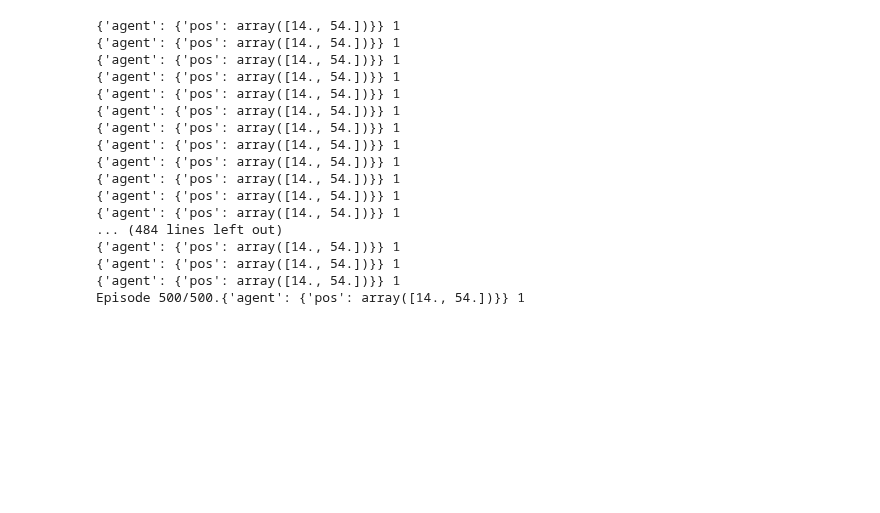
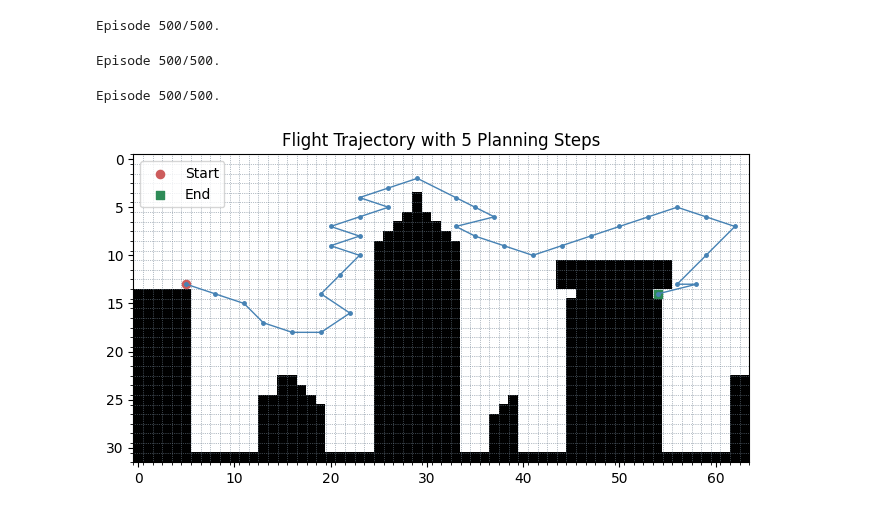
Before and after one commit to kuimetra/reinforcement_learning, a Jupyter notebook: problem_set4/ex5.ipynb, the cells around one changed output. Saved outputs shown, nothing was run; the diff lists cells and outputs as text; code cells hidden in the pictures; blank space fills up the shorter version.

Commit message:
plots

```diff
--- a/problem_set4/ex5.ipynb
+++ b/problem_set4/ex5.ipynb
@@ -99,20 +112,12 @@ def tabular_dyna_q(env, model, num_episodes, alpha=0.1, gamma=1, epsilon=0.3, n=
 # %%
-Q = tabular_dyna_q(env, model_M, num_episodes=500)
+policy_5, stats_5 = dyna_q(env, model_M, n=5)
 # %% [output]
-{'agent': {'pos': array([14., 54.])}} 1
-{'agent': {'pos': array([14., 54.])}} 1
-{'agent': {'pos': array([14., 54.])}} 1
-{'agent': {'pos': array([14., 54.])}} 1
-{'agent': {'pos': array([14., 54.])}} 1
-{'agent': {'pos': array([14., 54.])}} 1
-{'agent': {'pos': array([14., 54.])}} 1
-{'agent': {'pos': array([14., 54.])}} 1
-{'agent': {'pos': array([14., 54.])}} 1
-{'agent': {'pos': array([14., 54.])}} 1
-{'agent': {'pos': array([14., 54.])}} 1
-{'agent': {'pos': array([14., 54.])}} 1
-... (484 lines left out)
-{'agent': {'pos': array([14., 54.])}} 1
-{'agent': {'pos': array([14., 54.])}} 1
-{'agent': {'pos': array([14., 54.])}} 1
-Episode 500/500.{'agent': {'pos': array([14., 54.])}} 1
+Episode 500/500.
+# %%
+policy_10, stats_10 = dyna_q(env, model_M, n=10)
+# %% [output]
+Episode 500/500.
+# %%
+policy_20, stats_20 = dyna_q(env, model_M, n=20)
+# %% [output]
+Episode 500/500.
@@ -118,0 +126,42 @@ Episode 500/500.{'agent': {'pos': array([14., 54.])}} 1
+# %%
+def get_trajectory(env, policy):
+    state, _ = env.reset()
+    trajectory = [get_pos(state)]
+
+    while True:
+        action = np.argmax(policy(get_pos(state)))
+        state, reward, done, _, _ = env.step(action)
+        trajectory.append(get_pos(state))
+
+        if done:
+            break
+    return trajectory
+# %%
+def plot_trajectory(env, trajectory, n_simulations):
+    skyscraper_map = env.unwrapped.MAP
+    rows, cols = zip(*trajectory)
+
+    plt.figure(figsize=(8, 4))
+    plt.imshow(skyscraper_map, cmap="Greys_r")
+    plt.plot(cols, rows, color="steelblue", linewidth=1, marker='.', markersize=5)
+
+    grid_height, grid_width = skyscraper_map.shape
+    plt.xticks(np.arange(-0.5, grid_width, 1), minor=True)
+    plt.yticks(np.arange(-0.5, grid_height, 1), minor=True)
+
+    plt.grid(which="minor", color="slategrey", linestyle=':', linewidth=0.5)
+
+    start_state = (13, 5)
+    plt.scatter(start_state[1], start_state[0], s=35, c='indianred', marker='o', label='Start')
+
+    end_state = (14, 54)
+    plt.scatter(end_state[1], end_state[0], s=35, c='seagreen', marker='s', label='End')
+
+    plt.title(f"Flight Trajectory with {n_simulations} Planning Steps")
+    plt.legend()
+    plt.show()
+# %%
+trajectory_5 = get_trajectory(env, policy_5)
+plot_trajectory(env, trajectory_5, n_simulations=5)
+# %% [output]
+[figure, added]
```
Also changed, not shown: parts of 9 cells of this notebook.
